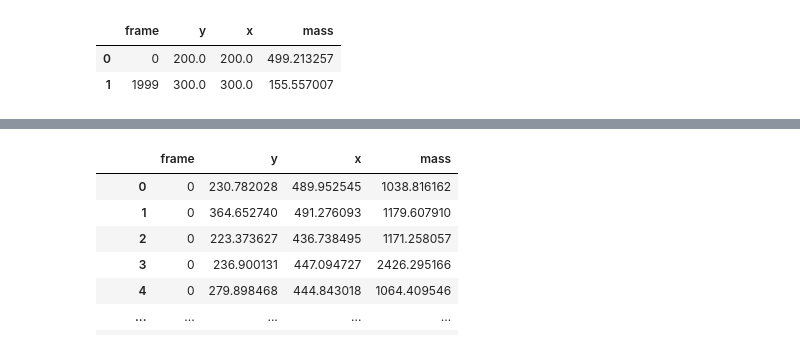
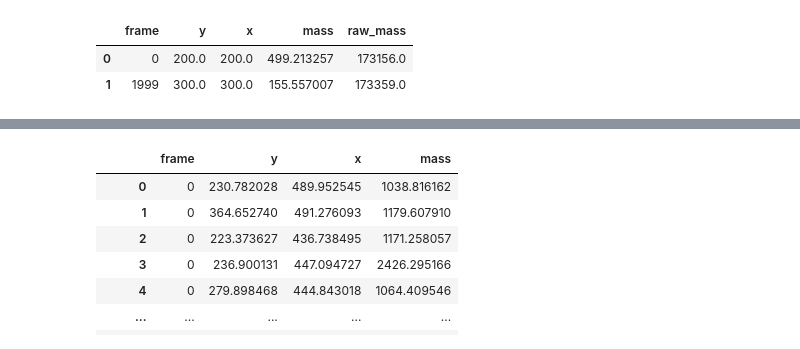
Before and after one commit to amfaber/tracking_optimizations, a Jupyter notebook: gpu-tracking/testing/explore.ipynb, the cells around one changed output, grey strips where cells are left out. Cells and saved outputs as stored; diff of their text form; code cells hidden in the pictures.

```diff
--- a/gpu-tracking/testing/explore.ipynb
+++ b/gpu-tracking/testing/explore.ipynb
@@ -26,8 +26,8 @@ from scipy.spatial import KDTree
 # centers = np.frombuffer(data, dtype = "float32").reshape(524, 800, last_dim)
 # plt.imshow(centers[:, :, 0])
 # %%
-gpu_tracking.batch(arr, 9, points_to_characterize = np.array([[0, 200, 200], [1999, 300, 300]]))
+gpu_tracking.batch(arr, 9, points_to_characterize = np.array([[0, 200, 200], [1999, 300, 300]]), sig_radius = 5)
 # %% [output]
-|  | frame | y | x | mass |
-| 0 | 0 | 200.0 | 200.0 | 499.213257 |
-| 1 | 1999 | 300.0 | 300.0 | 155.557007 |
+|  | frame | y | x | mass | raw_mass |
+| 0 | 0 | 200.0 | 200.0 | 499.213257 | 173156.0 |
+| 1 | 1999 | 300.0 | 300.0 | 155.557007 | 173359.0 |
```
Also changed, not shown: parts of 1 cell of this notebook, 6 other files.
